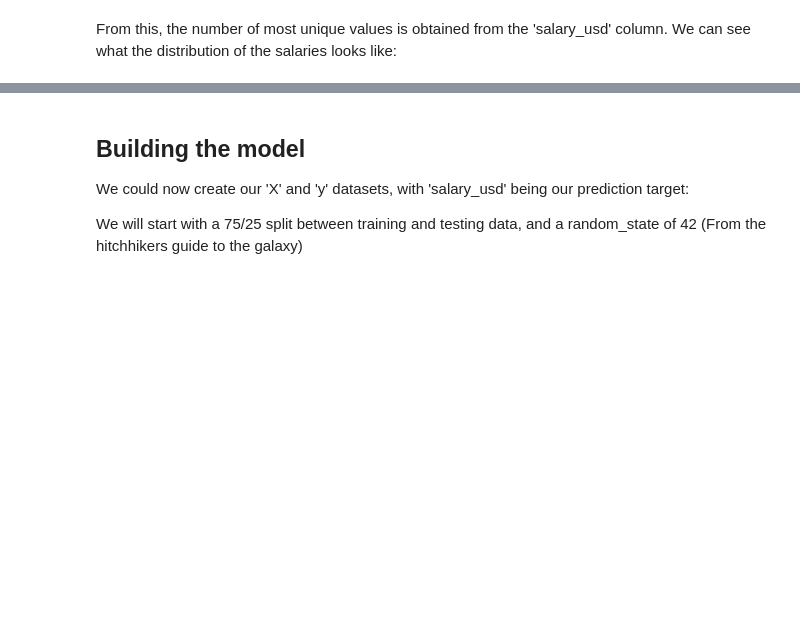
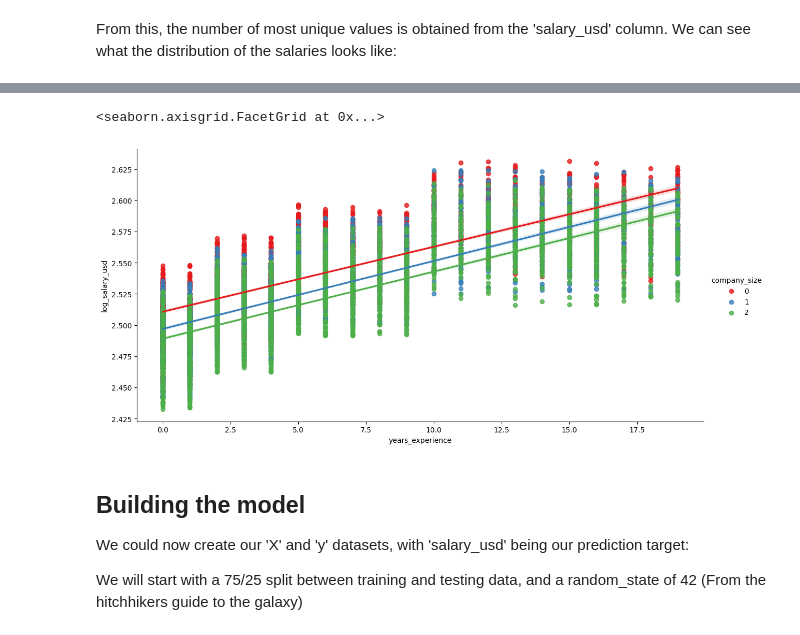
Before and after one commit to tommakesmusic/Ai_Salary_data, a Jupyter notebook: Linear Regression Salary.ipynb, the cells around one changed output, grey strips where cells are left out. Cells and saved outputs as stored; diff of their text form; code cells hidden in the pictures; blank space fills up the shorter version.

```diff
--- a/Linear Regression Salary.ipynb
+++ b/Linear Regression Salary.ipynb
@@ -341,3 +347,8 @@ memory usage: 429.6 KB
+# %%
+sb.lmplot(x='years_experience', y='log_salary_usd', data=df_final, hue='company_size', height=6, aspect=2, palette='Set1')
+# %% [output]
+<seaborn.axisgrid.FacetGrid at 0x...>
+[figure, added]
 # %% [markdown]
 ## Building the model
 
```
Also changed, not shown: parts of 22 cells of this notebook.
